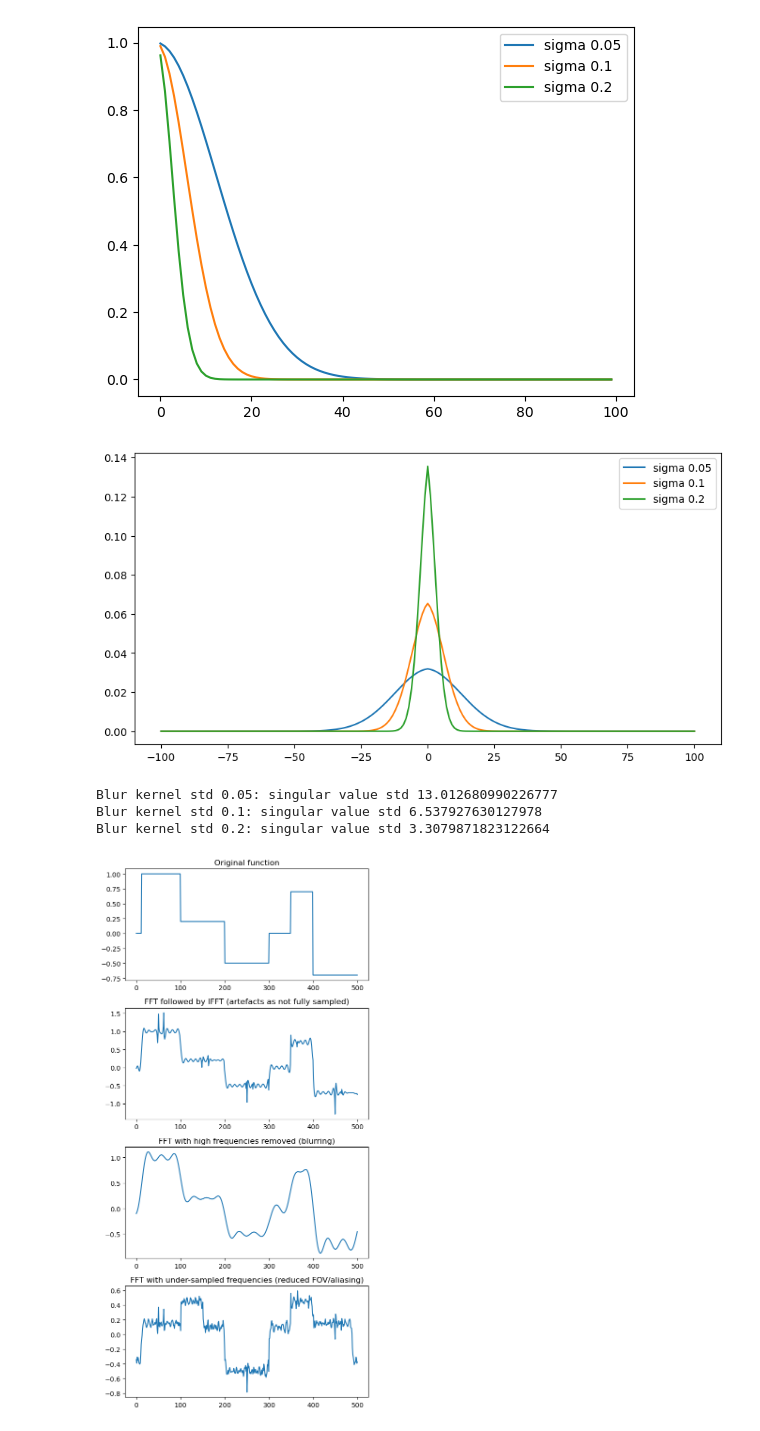
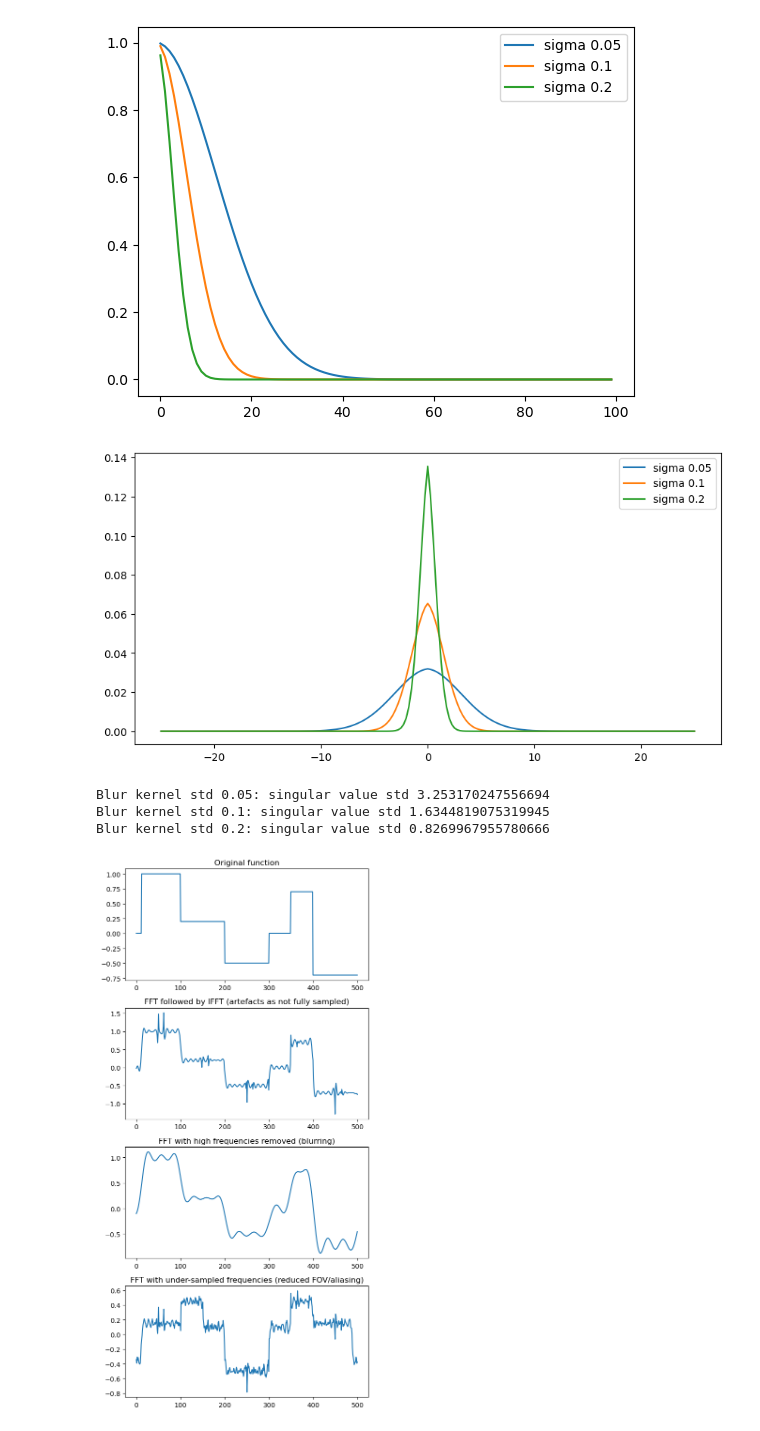
Before and after one commit to markpinnock/inverse-problems, a Jupyter notebook: notebooks/01_basics_nat_img/01_1d_convolution_svd.ipynb, the cells around one changed output. Saved outputs shown, nothing was run; the diff lists cells and outputs as text; code cells hidden in the pictures.

```diff
--- a/notebooks/01_basics_nat_img/01_1d_convolution_svd.ipynb
+++ b/notebooks/01_basics_nat_img/01_1d_convolution_svd.ipynb
@@ -100,32 +100,39 @@ plt.show()
 # %%
 """Examine whether spectra are Gaussian"""
 
-sing_vals_reflect = np.zeros((len(sigmas), 199))
-xs = np.linspace(-100, 100, 199)
+# Assume singular vals are symmetrical Gaussian on range [-1, 1]
+num_samples = 100
+x_min, x_max = -1, 1
+delta_k = 1 / (x_max - x_min)  # Freq step size
+k_min = -num_samples / 2 * delta_k
+k_max = num_samples / 2 * delta_k
+k_vals = np.linspace(k_min, k_max, num_samples * 2 - 1)  # Freq values
+
+sing_vals_reflect = np.zeros((len(sigmas), num_samples * 2 - 1))
 
 fig = plt.figure(figsize=(10, 5))
 
 for j in range(len(sigmas)):
     sing_vals_reflect[j, 100:] = sing_vals[j, 1:]
     sing_vals_reflect[j, 0:100] = sing_vals[j, ::-1]
     sing_vals_reflect[j, :] /= sing_vals_reflect[j, :].sum()
 
-    plt.plot(xs, sing_vals_reflect[j, :], label=f"sigma {sigmas[j]}")
+    plt.plot(k_vals, sing_vals_reflect[j, :], label=f"sigma {sigmas[j]}")
 
 plt.legend()
 plt.show()
 # %% [output]
-[figure, old version]
+[figure, new version]
 # %%
 """Estimate standard deviation"""
 
 for i in range(len(sigmas)):
-    std_dev = np.sqrt(np.average(np.square(xs), weights=sing_vals_reflect[i, :]))
+    std_dev = np.sqrt(np.average(np.square(k_vals), weights=sing_vals_reflect[i, :]))
     print(f"Blur kernel std {sigmas[i]}: singular value std {std_dev}")
 # %% [output]
-Blur kernel std 0.05: singular value std 13.012680990226777
-Blur kernel std 0.1: singular value std 6.537927630127978
-Blur kernel std 0.2: singular value std 3.3079871823122664
+Blur kernel std 0.05: singular value std 3.253170247556694
+Blur kernel std 0.1: singular value std 1.6344819075319945
+Blur kernel std 0.2: singular value std 0.8269967955780666
 # %%
 """Create convolution matrix and perform SVD."""
 
```
Also changed, not shown: parts of 1 cell of this notebook.
